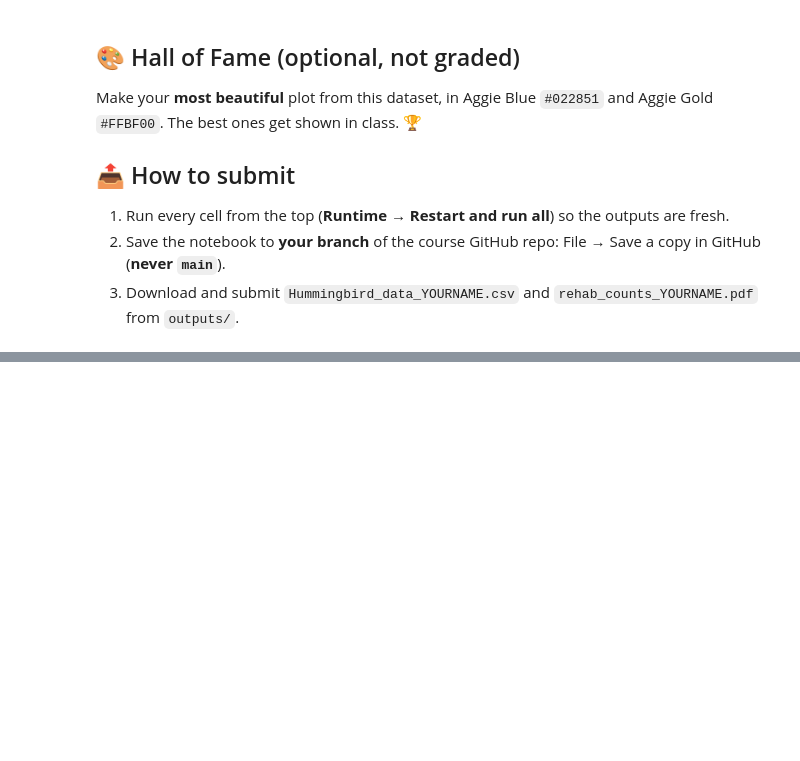
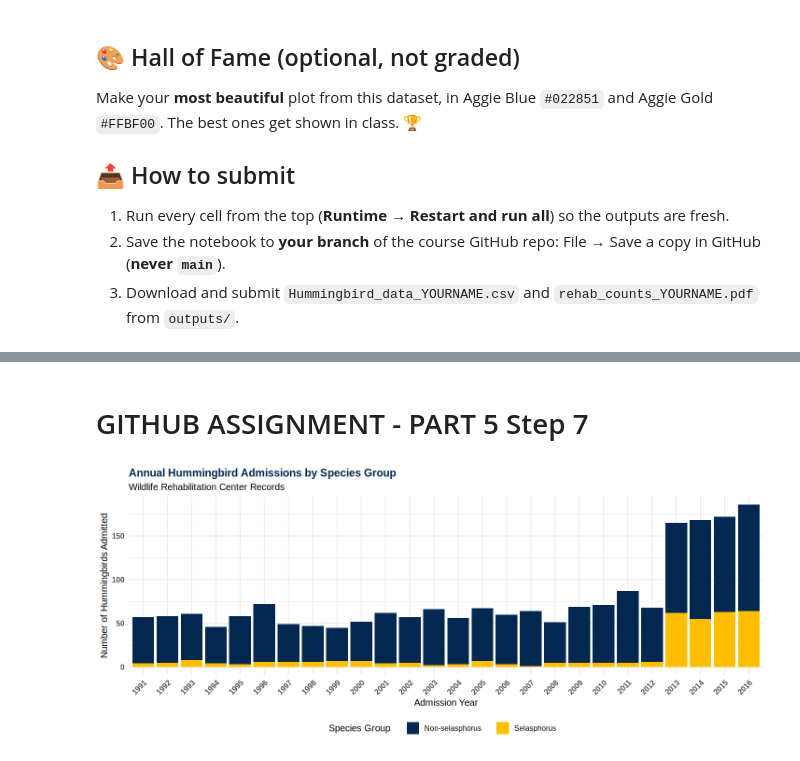
Before and after one commit to hkim9712/MPM_200_Kim, a Jupyter notebook: notebooks/MPM200_Lab3_hummers_survive_HK.ipynb, the cells around one changed output, grey strips where cells are left out. Drawn from its saved outputs; the diff is of its cells as text; code cells hidden in the pictures; blank space fills up the shorter version.

Commit message:
Added timeline plot of monthly admissions

```diff
--- a/notebooks/MPM200_Lab3_hummers_survive_HK.ipynb
+++ b/notebooks/MPM200_Lab3_hummers_survive_HK.ipynb
@@ -518,3 +518,29 @@ Make your **most beautiful** plot from this dataset, in Aggie Blue `#022851` and
 beep_colab("smb_stage_clear")   # mission complete 🍄
 # %% [output]
 [interactive output not drawn]
+# %% [markdown]
+# GITHUB ASSIGNMENT - PART 5 Step 7
+# %%
+hall_of_fame_data <- model_data %>%
+  filter(!is.na(Admitted_date)) %>%
+  mutate(Admitted_year = format(Admitted_date, "%Y")) %>%
+  group_by(Admitted_year, Species_group) %>%
+  summarise(count = n(), .groups = "drop")
+# %%
+ggplot(hall_of_fame_data, aes(x = Admitted_year, y = count, fill = Species_group)) +
+  geom_col(position = "stack") +
+  xlab("Admission Year") +
+  ylab("Number of Hummingbirds Admitted") +
+  labs(title = "Annual Hummingbird Admissions by Species Group",
+       subtitle = "Wildlife Rehabilitation Center Records",
+       fill = "Species Group") +
+  scale_fill_manual(values = c("Selasphorus" = "#FFBF00", "Non-selasphorus" = "#022851")) +
+  theme_minimal(base_size = 12) +
+  theme(
+    axis.text.x = element_text(angle = 45, hjust = 1, face = "bold"),
+    axis.text.y = element_text(face = "bold"),
+    plot.title = element_text(face = "bold", size = 14, color = "#022851"),
+    legend.position = "bottom"
+  )
+# %% [output]
+[figure, added]
```
Also changed, not shown: parts of 3 cells of this notebook.
